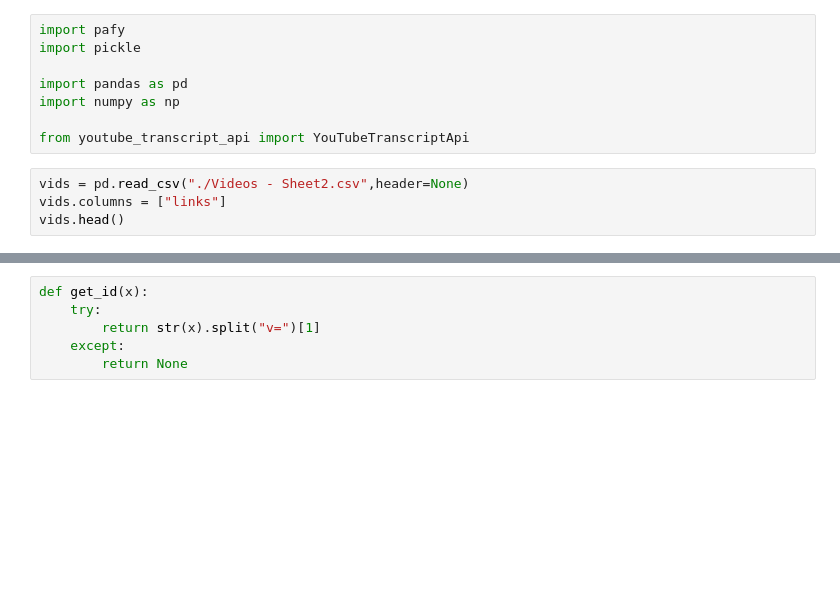
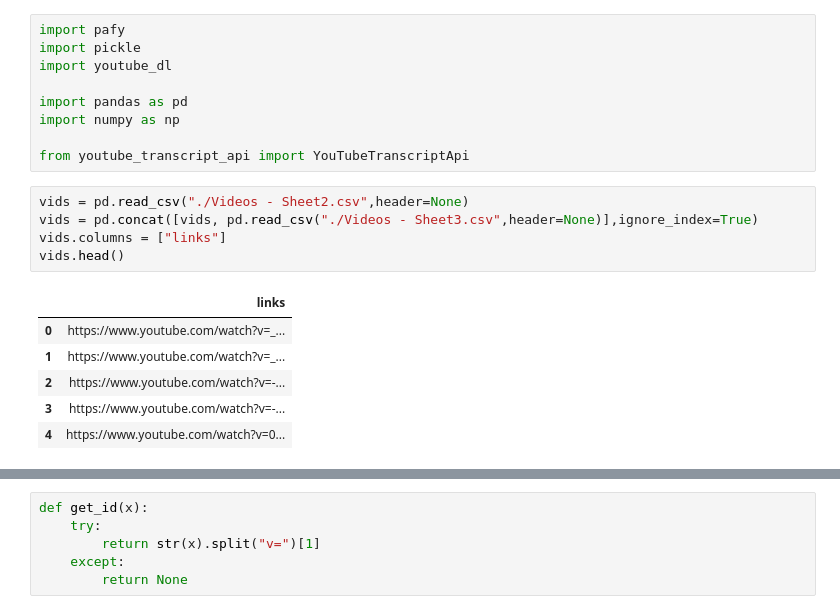
Before and after one commit to caschroder/training_data_speech2text, a Jupyter notebook: extract_yt_audio_captions.ipynb, the cells around one changed output, grey strips where cells are left out. Drawn from its saved outputs; the diff is of its cells as text; blank space fills up the shorter version.

```diff
--- a/extract_yt_audio_captions.ipynb
+++ b/extract_yt_audio_captions.ipynb
@@ -1,6 +1,7 @@
 # %%
 import pafy
 import pickle
+import youtube_dl
 
 import pandas as pd
 import numpy as np
@@ -8,5 +9,13 @@ import numpy as np
 from youtube_transcript_api import YouTubeTranscriptApi
 # %%
 vids = pd.read_csv("./Videos - Sheet2.csv",header=None)
+vids = pd.concat([vids, pd.read_csv("./Videos - Sheet3.csv",header=None)],ignore_index=True)
 vids.columns = ["links"]
 vids.head()
+# %% [output]
+|  | links |
+| 0 | https://www.youtube.com/watch?v=_... |
+| 1 | https://www.youtube.com/watch?v=_... |
+| 2 | https://www.youtube.com/watch?v=-... |
+| 3 | https://www.youtube.com/watch?v=-... |
+| 4 | https://www.youtube.com/watch?v=0... |
```
Also changed, not shown: parts of 8 cells of this notebook, 33 other files.
